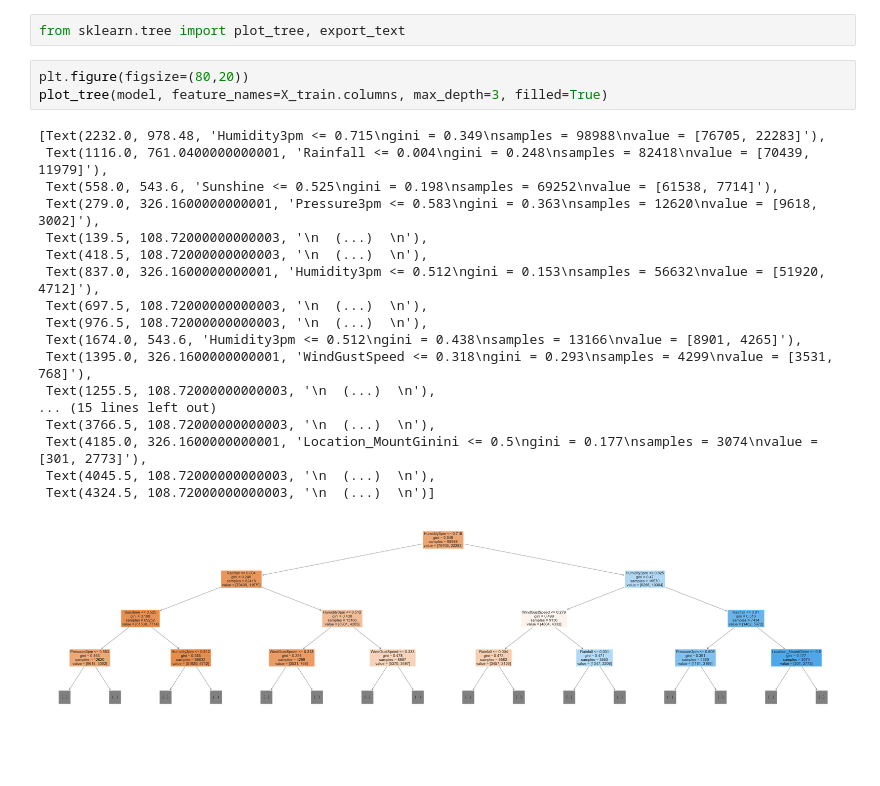
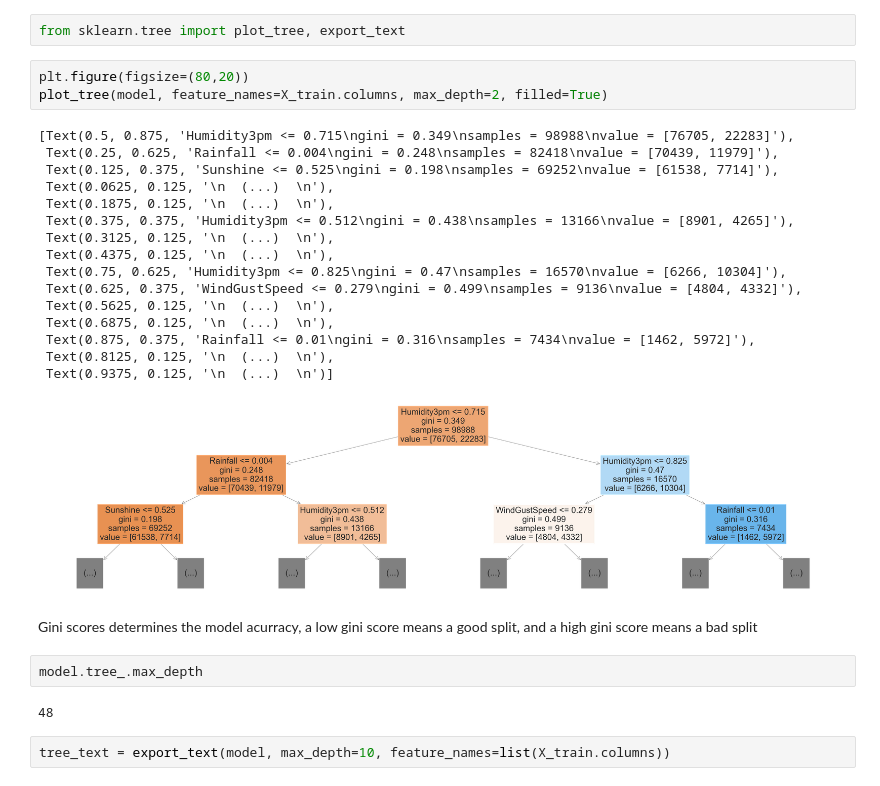
Before and after one commit to Harsh21S/rain-prediction-decision-tree-random-forest, a Jupyter notebook: notebook/Untitled.ipynb, the cells around one changed output. Saved outputs shown, nothing was run; the diff lists cells and outputs as text; blank space fills up the shorter version.

Commit message:
visualizing the tree structure and decisions

```diff
--- a/notebook/Untitled.ipynb
+++ b/notebook/Untitled.ipynb
@@ -323,23 +321,31 @@ Name: RainTomorrow, dtype: float64
 from sklearn.tree import plot_tree, export_text
 # %%
 plt.figure(figsize=(80,20))
-plot_tree(model, feature_names=X_train.columns, max_depth=3, filled=True)
+plot_tree(model, feature_names=X_train.columns, max_depth=2, filled=True)
 # %% [output]
-[Text(2232.0, 978.48, 'Humidity3pm <= 0.715\ngini = 0.349\nsamples = 98988\nvalue = [76705, 22283]'),
- Text(1116.0, 761.0400000000001, 'Rainfall <= 0.004\ngini = 0.248\nsamples = 82418\nvalue = [70439, 11979]'),
- Text(558.0, 543.6, 'Sunshine <= 0.525\ngini = 0.198\nsamples = 69252\nvalue = [61538, 7714]'),
- Text(279.0, 326.1600000000001, 'Pressure3pm <= 0.583\ngini = 0.363\nsamples = 12620\nvalue = [9618, 3002]'),
- Text(139.5, 108.72000000000003, '\n  (...)  \n'),
- Text(418.5, 108.72000000000003, '\n  (...)  \n'),
- Text(837.0, 326.1600000000001, 'Humidity3pm <= 0.512\ngini = 0.153\nsamples = 56632\nvalue = [51920, 4712]'),
- Text(697.5, 108.72000000000003, '\n  (...)  \n'),
- Text(976.5, 108.72000000000003, '\n  (...)  \n'),
- Text(1674.0, 543.6, 'Humidity3pm <= 0.512\ngini = 0.438\nsamples = 13166\nvalue = [8901, 4265]'),
- Text(1395.0, 326.1600000000001, 'WindGustSpeed <= 0.318\ngini = 0.293\nsamples = 4299\nvalue = [3531, 768]'),
- Text(1255.5, 108.72000000000003, '\n  (...)  \n'),
-... (15 lines left out)
- Text(3766.5, 108.72000000000003, '\n  (...)  \n'),
- Text(4185.0, 326.1600000000001, 'Location_MountGinini <= 0.5\ngini = 0.177\nsamples = 3074\nvalue = [301, 2773]'),
- Text(4045.5, 108.72000000000003, '\n  (...)  \n'),
- Text(4324.5, 108.72000000000003, '\n  (...)  \n')]
+[Text(0.5, 0.875, 'Humidity3pm <= 0.715\ngini = 0.349\nsamples = 98988\nvalue = [76705, 22283]'),
+ Text(0.25, 0.625, 'Rainfall <= 0.004\ngini = 0.248\nsamples = 82418\nvalue = [70439, 11979]'),
+ Text(0.125, 0.375, 'Sunshine <= 0.525\ngini = 0.198\nsamples = 69252\nvalue = [61538, 7714]'),
+ Text(0.0625, 0.125, '\n  (...)  \n'),
+ Text(0.1875, 0.125, '\n  (...)  \n'),
+ Text(0.375, 0.375, 'Humidity3pm <= 0.512\ngini = 0.438\nsamples = 13166\nvalue = [8901, 4265]'),
+ Text(0.3125, 0.125, '\n  (...)  \n'),
+ Text(0.4375, 0.125, '\n  (...)  \n'),
+ Text(0.75, 0.625, 'Humidity3pm <= 0.825\ngini = 0.47\nsamples = 16570\nvalue = [6266, 10304]'),
+ Text(0.625, 0.375, 'WindGustSpeed <= 0.279\ngini = 0.499\nsamples = 9136\nvalue = [4804, 4332]'),
+ Text(0.5625, 0.125, '\n  (...)  \n'),
+ Text(0.6875, 0.125, '\n  (...)  \n'),
+ Text(0.875, 0.375, 'Rainfall <= 0.01\ngini = 0.316\nsamples = 7434\nvalue = [1462, 5972]'),
+ Text(0.8125, 0.125, '\n  (...)  \n'),
+ Text(0.9375, 0.125, '\n  (...)  \n')]
-[figure, old version]
+[figure, new version]
+# %% [markdown]
+Gini scores determines the model acurracy,
+a low gini score means a good split,
+and a high gini score means a bad split
+# %%
+model.tree_.max_depth
+# %% [output]
+48
+# %%
+tree_text = export_text(model, max_depth=10, feature_names=list(X_train.columns))
```
Also changed, not shown: parts of 8 cells of this notebook.
